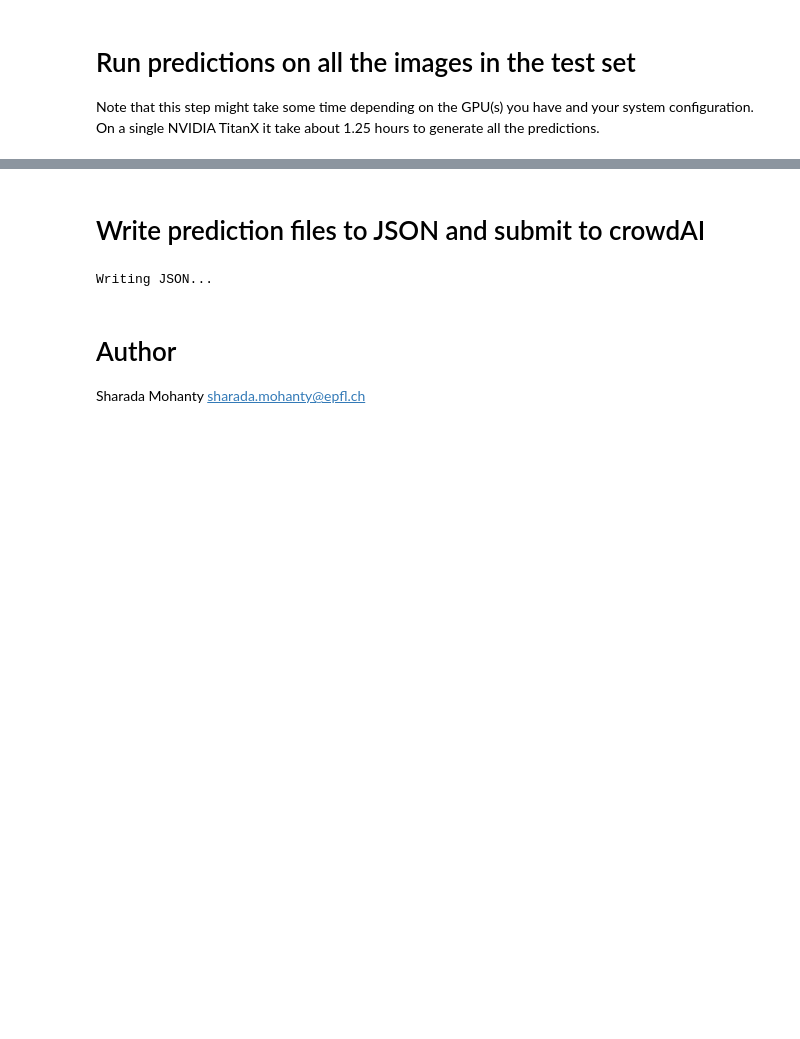
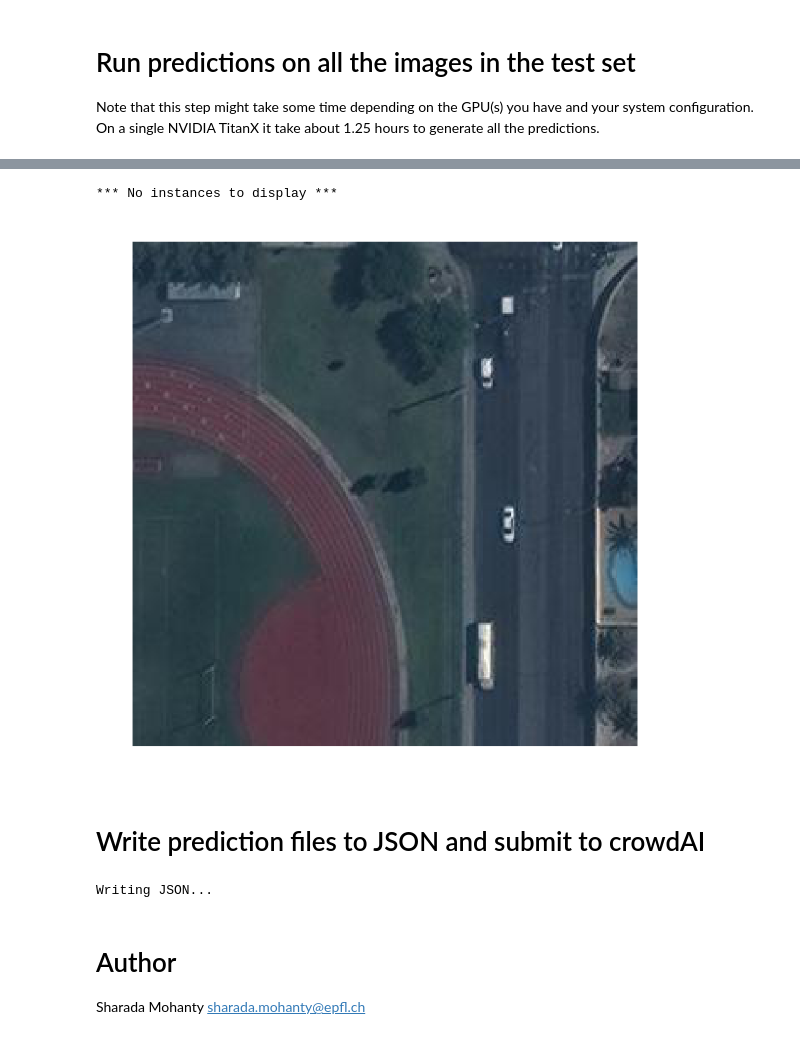
Before and after one commit to nichelle-hall/CS230-Final-Project, a Jupyter notebook: Prediction-and-Submission.ipynb, the cells around one changed output, grey strips where cells are left out. Cells and saved outputs as stored; diff of their text form; code cells hidden in the pictures; blank space fills up the shorter version.

```diff
--- a/Prediction-and-Submission.ipynb
+++ b/Prediction-and-Submission.ipynb
@@ -177,3 +209,11 @@ for files in tqdm.tqdm(ALL_FILES):
+# %%
+pp = predoctions[3]
+file_to_display = files[3]
+image_to_display = skimage.io.imread(os.path.join(IMAGE_DIR, file_to_display))
+visualize.display_instances(image_to_display, pp['rois'], pp['masks'], pp['class_ids'], class_names, pp['scores'])
+# %% [output]
+*** No instances to display ***
+[figure, added]
 # %% [markdown]
 # Write prediction files to JSON and submit to crowdAI
 # %%
```
Also changed, not shown: parts of 9 cells of this notebook, 9 other files.
